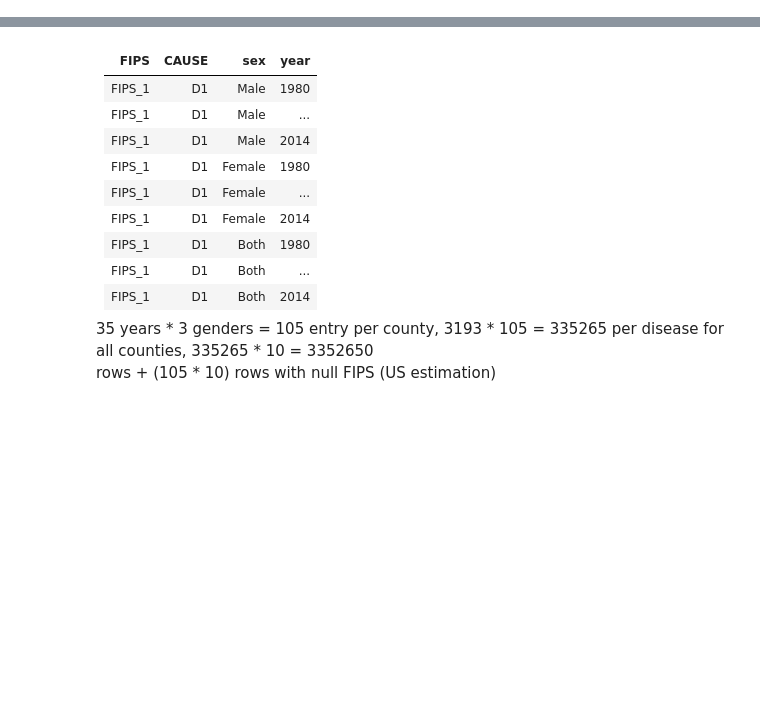
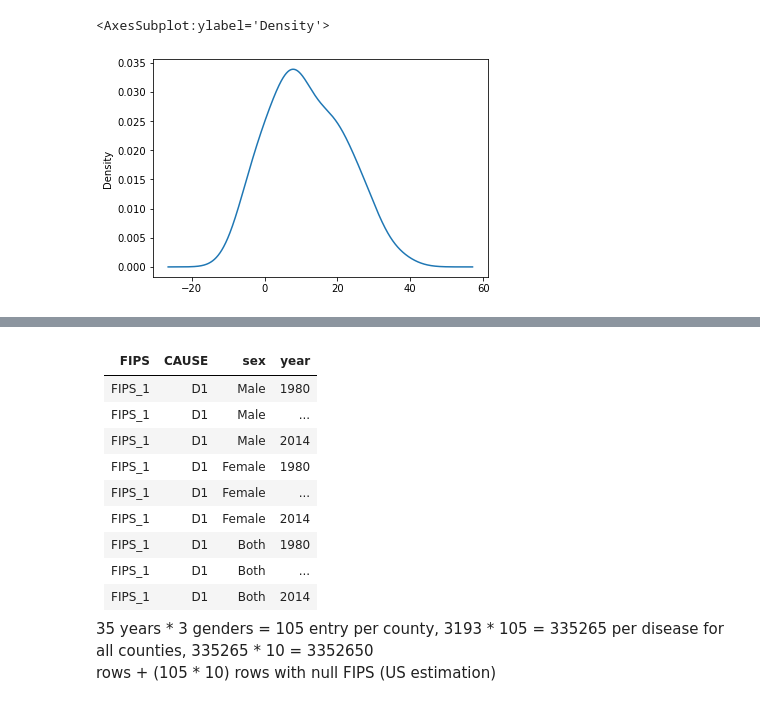
Before and after one commit to Cambn/Data-Open-2021-Central, a Jupyter notebook: disease_eda.ipynb, the cells around one changed output, grey strips where cells are left out. Cells and saved outputs as stored; diff of their text form; code cells hidden in the pictures; blank space fills up the shorter version.

```diff
--- a/disease_eda.ipynb
+++ b/disease_eda.ipynb
@@ -32,0 +95,3 @@ Dataset makeup (it's very clean):
+# %%
+legacy.to_csv('data/legacy.csv', index=False)
+legacy = pd.read_csv('data/legacy.csv')
@@ -32,0 +107,5 @@ Dataset makeup (it's very clean):
+# %%
+legacy.legacy.plot(kind='density')
+# %% [output]
+<AxesSubplot:ylabel='Density'>
+[figure, added]
```
Also changed, not shown: parts of 24 cells of this notebook, 21 other files.
